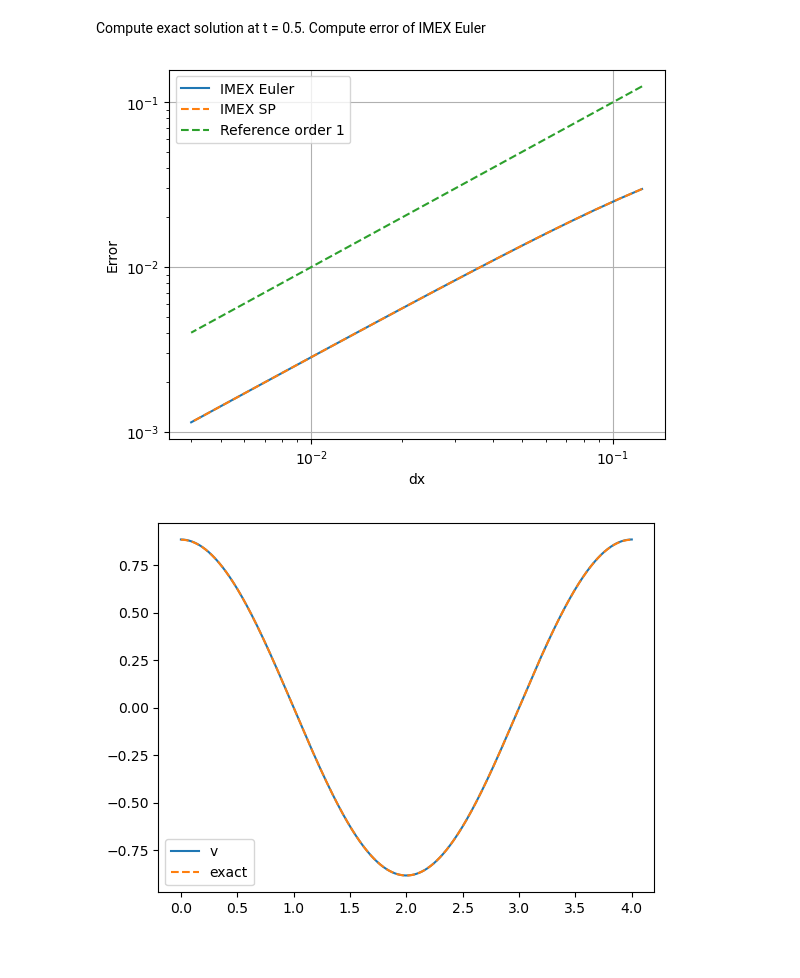
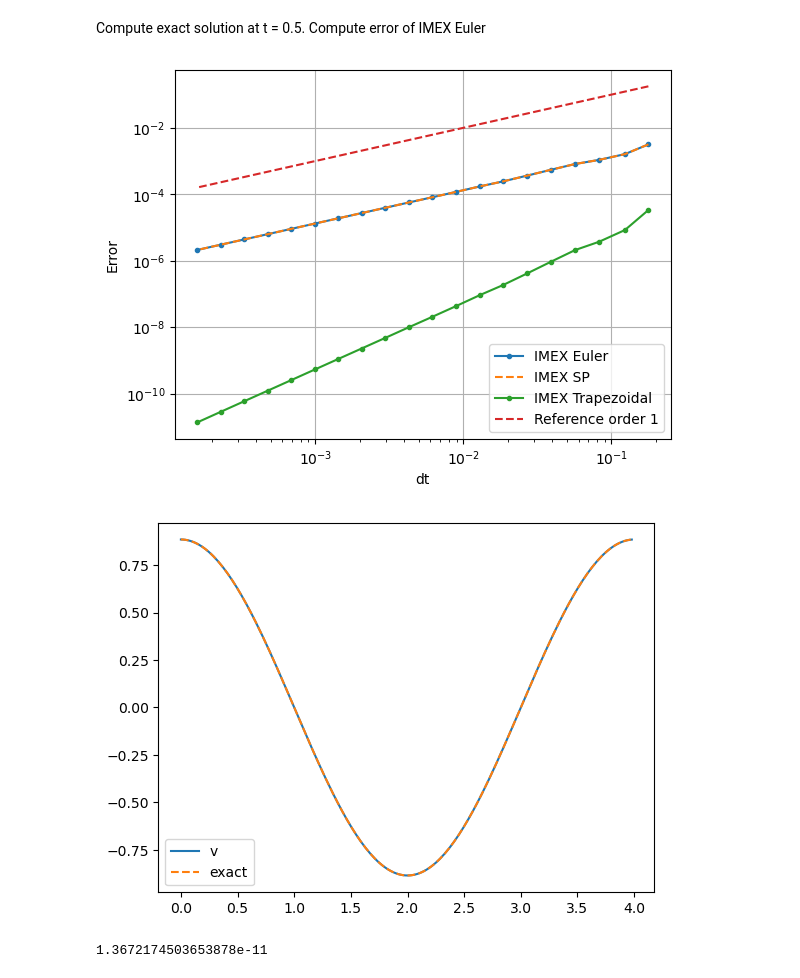
Before and after one commit to KlaasWillems/CMFAA_ReactionDiffusion, a Jupyter notebook: convergenceTest.ipynb, the cells around one changed output. Drawn from its saved outputs; the diff is of its cells as text; code cells hidden in the pictures.

Commit message:
IMEX Trap working

```diff
--- a/convergenceTest.ipynb
+++ b/convergenceTest.ipynb
@@ -58,0 +95,26 @@ Compute exact solution at t = 0.5. Compute error of IMEX Euler
+# %%
+plt.figure(1)
+plt.loglog(dts, err[:, 0], '.-', label='IMEX Euler')
+plt.loglog(dts, err[:, 1], '--', label='IMEX SP')
+plt.loglog(dts, err[:, 2], '.-', label='IMEX Trapezoidal')
+plt.loglog(dts, dts, '--', label='Reference order 1')
+plt.xlabel('dt')
+plt.ylabel('Error')
+plt.legend()
+plt.grid()
+plt.show()
+
+
+plt.figure(2)
+plt.plot(xs, vmax, label='v')
+plt.plot(xs, exactSol, '--', label='exact')
+plt.legend()
+plt.show()
+# %% [output]
+[figure, added]
+[figure, added]
+# %%
+np.argmax(vmax - exactSol)
+np.max(vmax - exactSol)
+# %% [output]
+1.3672174503653878e-11
@@ -117,20 +148,0 @@ for index, Nt in enumerate(Nts):
-# %%
-plt.figure(1)
-plt.loglog(dxs, err[:, 0], '.-', label='IMEX Euler')
-plt.loglog(dxs, err[:, 1], '--', label='IMEX SP')
-plt.loglog(dxs, dxs, '--', label='Reference order 1')
-plt.xlabel('dx')
-plt.ylabel('Error')
-plt.legend()
-plt.grid()
-plt.show()
-
-
-plt.figure(2)
-plt.plot(xs, vmax, label='v')
-plt.plot(xs, exactSol, '--', label='exact')
-plt.legend()
-plt.show()
-# %% [output]
-[figure, removed]
-[figure, removed]
```
Also changed, not shown: parts of 8 cells of this notebook, 2 other files.
